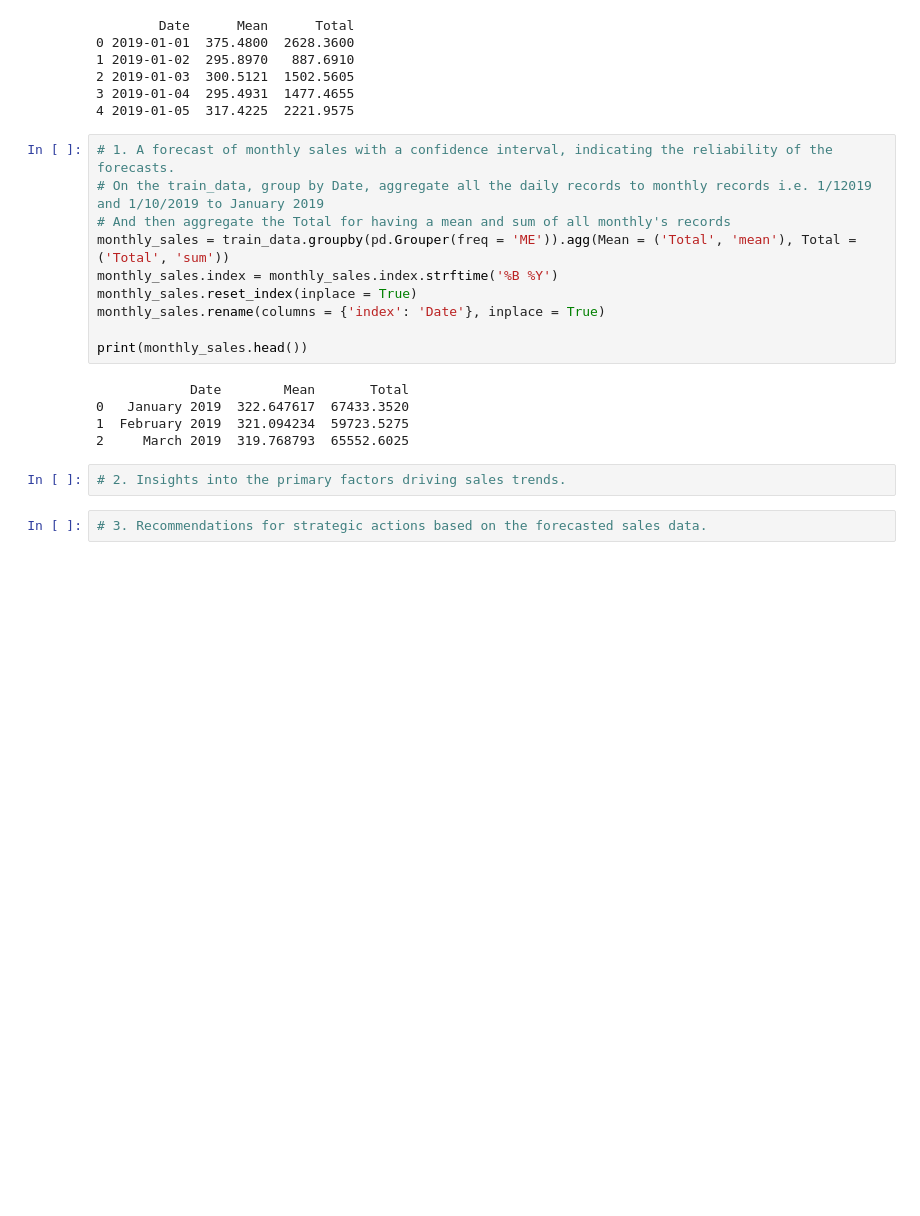
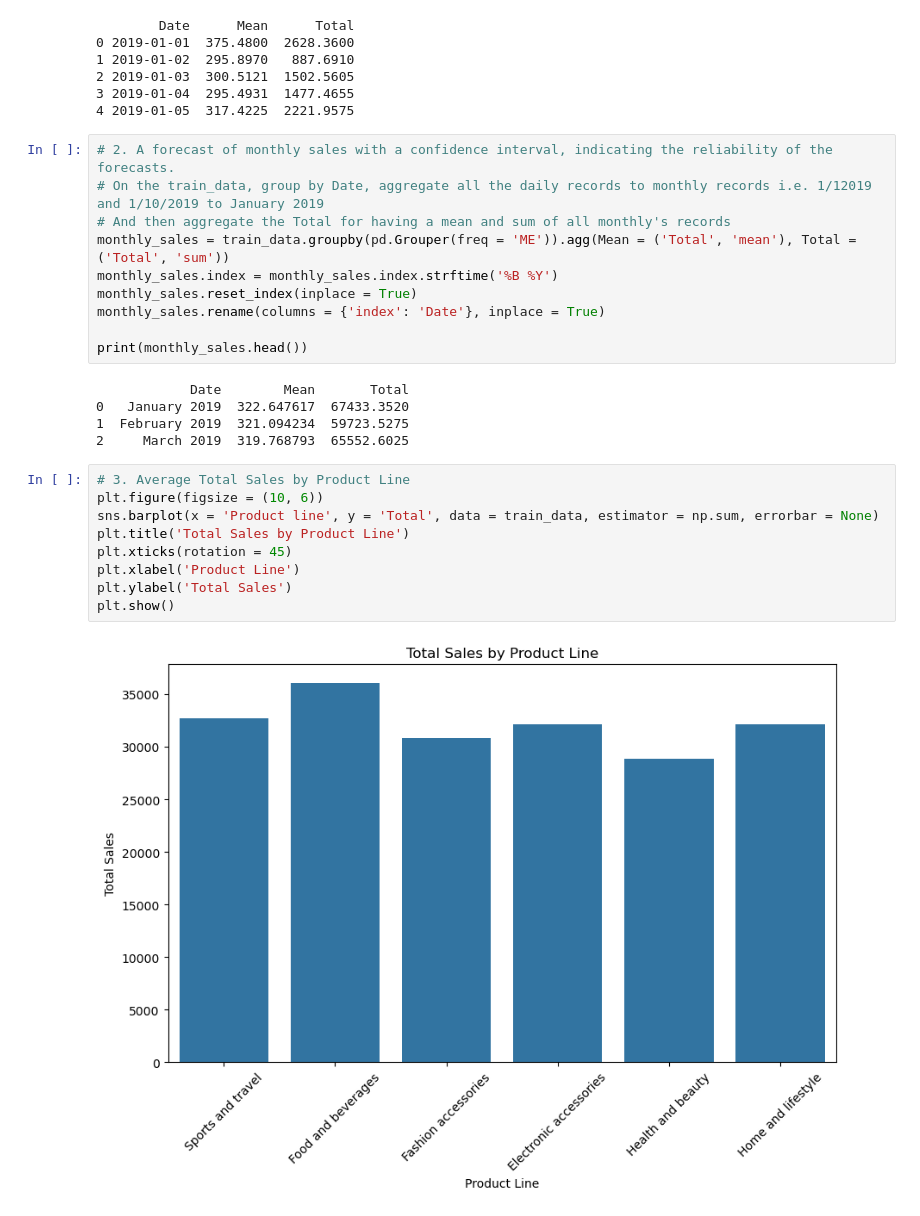
Before and after one commit to abdelrhman-arnos/Sales-Performance-and-Revenue-Forecasting, a Jupyter notebook: sales-forecasting.ipynb, the cells around one changed output. Cells and saved outputs as stored; diff of their text form; blank space fills up the shorter version.

Commit message:
feat: use conda & plot the data

```diff
--- a/sales-forecasting.ipynb
+++ b/sales-forecasting.ipynb
@@ -48,7 +49,7 @@ print(daily_sales.head())
 3 2019-01-04  295.4931  1477.4655
 4 2019-01-05  317.4225  2221.9575
 # %%
-# 1. A forecast of monthly sales with a confidence interval, indicating the reliability of the forecasts.
+# 2. A forecast of monthly sales with a confidence interval, indicating the reliability of the forecasts.
 # On the train_data, group by Date, aggregate all the daily records to monthly records i.e. 1/12019 and 1/10/2019 to January 2019
 # And then aggregate the Total for having a mean and sum of all monthly's records
 monthly_sales = train_data.groupby(pd.Grouper(freq = 'ME')).agg(Mean = ('Total', 'mean'), Total = ('Total', 'sum'))
@@ -62,7 +63,14 @@ print(monthly_sales.head())
 0   January 2019  322.647617  67433.3520
 1  February 2019  321.094234  59723.5275
 2     March 2019  319.768793  65552.6025
-# %%
-# 2. Insights into the primary factors driving sales trends.
-# %%
-# 3. Recommendations for strategic actions based on the forecasted sales data.
+# %%
+# 3. Average Total Sales by Product Line
+plt.figure(figsize = (10, 6))
+sns.barplot(x = 'Product line', y = 'Total', data = train_data, estimator = np.sum, errorbar = None)
+plt.title('Total Sales by Product Line')
+plt.xticks(rotation = 45)
+plt.xlabel('Product Line')
+plt.ylabel('Total Sales')
+plt.show()
+# %% [output]
+[figure, added]
```
Also changed, not shown: parts of 5 cells of this notebook, 4 other files.
